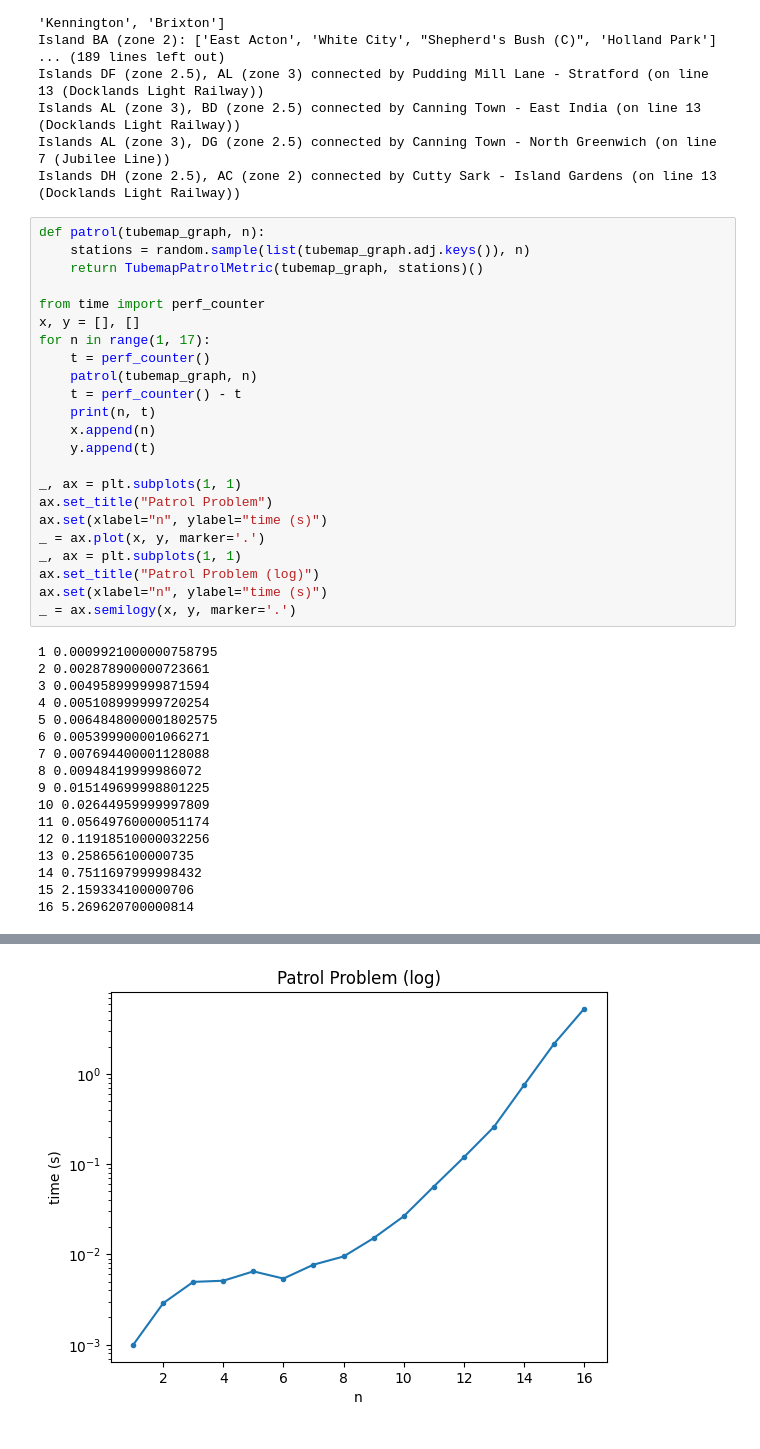
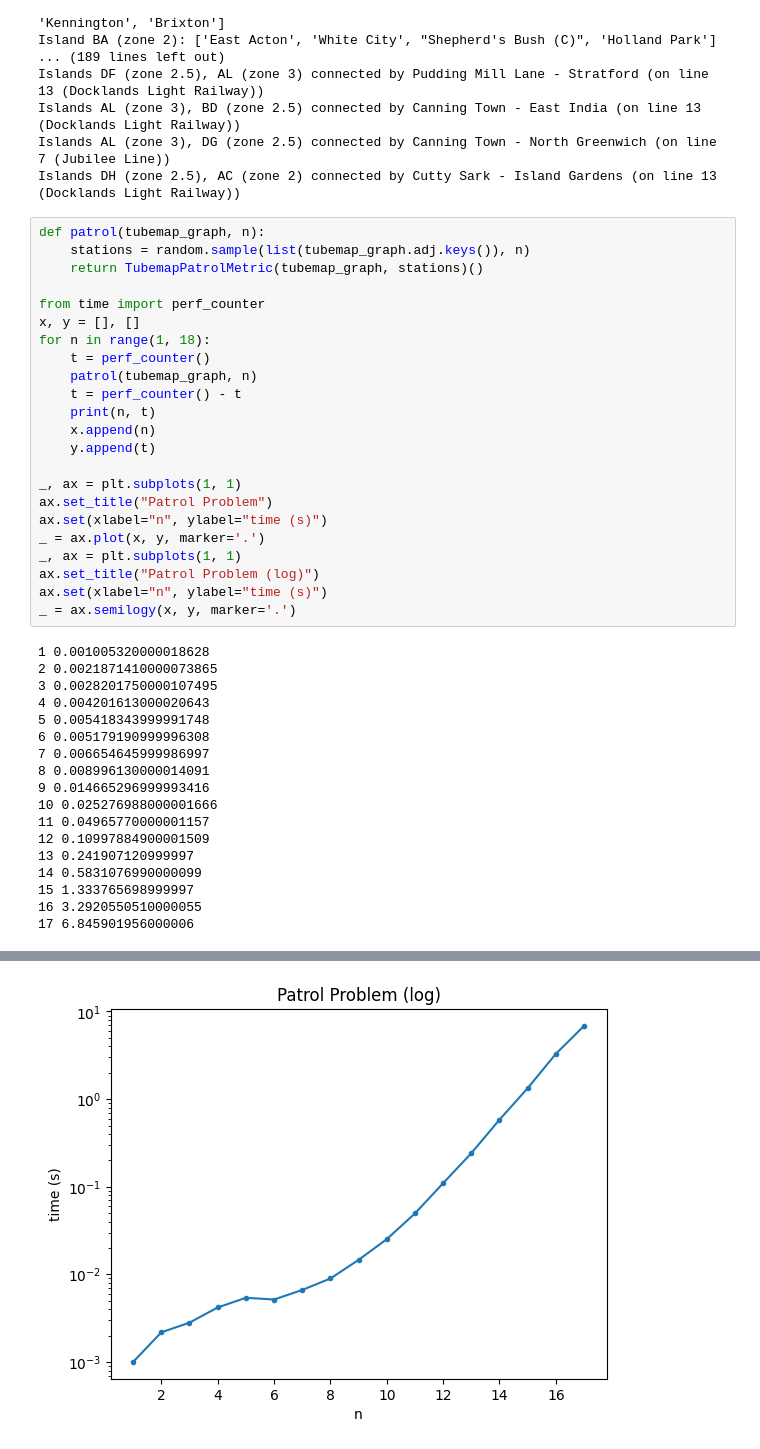
Before and after one commit to lilweege/3XB3-L1, a Jupyter notebook: graph_lab.ipynb, the cells around one changed output, grey strips where cells are left out. Saved outputs shown, nothing was run; the diff lists cells and outputs as text.

```diff
--- a/graph_lab.ipynb
+++ b/graph_lab.ipynb
@@ -220,7 +220,7 @@ def patrol(tubemap_graph, n):
 
 from time import perf_counter
 x, y = [], []
-for n in range(1, 17):
+for n in range(1, 18):
     t = perf_counter()
     patrol(tubemap_graph, n)
     t = perf_counter() - t
@@ -237,19 +237,20 @@ ax.set_title("Patrol Problem (log)")
 ax.set(xlabel="n", ylabel="time (s)")
 _ = ax.semilogy(x, y, marker='.')
 # %% [output]
-1 0.0009921000000758795
-2 0.002878900000723661
-3 0.004958999999871594
-4 0.005108999999720254
-5 0.0064848000001802575
-6 0.005399900001066271
-7 0.007694400001128088
-8 0.00948419999986072
-9 0.015149699998801225
-10 0.02644959999997809
-11 0.05649760000051174
-12 0.11918510000032256
-13 0.258656100000735
-14 0.7511697999998432
-15 2.159334100000706
-16 5.269620700000814
+1 0.001005320000018628
+2 0.0021871410000073865
+3 0.0028201750000107495
+4 0.004201613000020643
+5 0.005418343999991748
+6 0.005179190999996308
+7 0.006654645999986997
+8 0.008996130000014091
+9 0.014665296999993416
+10 0.025276988000001666
+11 0.04965770000001157
+12 0.10997884900001509
+13 0.241907120999997
+14 0.5831076990000099
+15 1.333765698999997
+16 3.2920550510000055
+17 6.845901956000006
@@ -257,4 +258,4 @@ _ = ax.semilogy(x, y, marker='.')
-[figure, old version]
+[figure, new version]
 # %% [markdown]
 ### Analysis of algorithms
 #### Subway Patrol Planning
```
Also changed, not shown: parts of 2 cells of this notebook.
